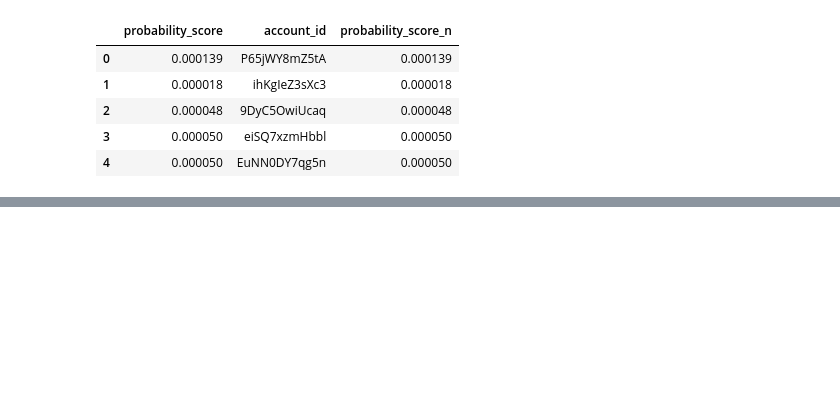
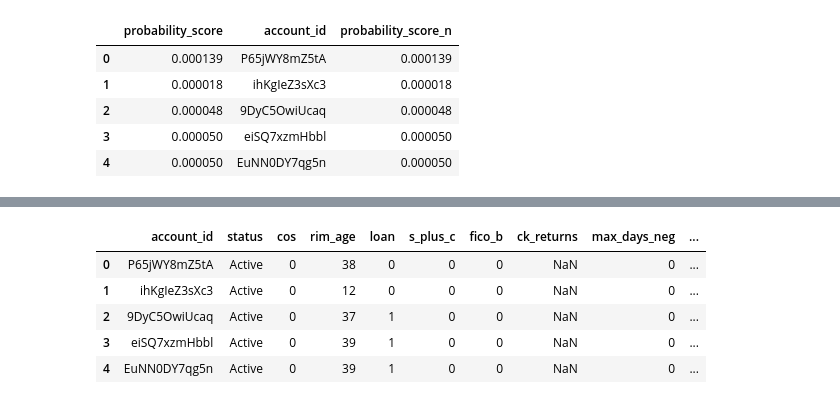
Before and after one commit to FritzZuhl/ProvidentTest, a Jupyter notebook: model_3.ipynb, the cells around one changed output, grey strips where cells are left out. Saved outputs shown, nothing was run; the diff lists cells and outputs as text; code cells hidden in the pictures; blank space fills up the shorter version.

```diff
--- a/toSubmit/model_submit.ipynb
+++ b/model_3.ipynb
@@ -383,6 +385,15 @@ max(tmp['probability_score_n'])
 # %%
 original_data = pd.read_csv("mrm5_model_data.csv")
 # %%
-original_data_scored = pd.merge(original_data, scores_df, on="account_id", how='left')
+mrm5_model_data_scored = pd.merge(original_data, scores_df2, on="account_id", how='inner')
+# %%
+mrm5_model_data_scored.head()
+# %% [output]
+|  | account_id | status | cos | rim_age | loan | s_plus_c | fico_b | ck_returns | max_days_neg | ... |
+| 0 | P65jWY8mZ5tA | Active | 0 | 38 | 0 | 0 | 0 | NaN | 0 | ... |
+| 1 | ihKgIeZ3sXc3 | Active | 0 | 12 | 0 | 0 | 0 | NaN | 0 | ... |
+| 2 | 9DyC5OwiUcaq | Active | 0 | 37 | 1 | 0 | 0 | NaN | 0 | ... |
+| 3 | eiSQ7xzmHbbl | Active | 0 | 39 | 1 | 0 | 0 | NaN | 0 | ... |
+| 4 | EuNN0DY7qg5n | Active | 0 | 39 | 1 | 0 | 0 | NaN | 0 | ... |
 # %%
 original_data_scored.to_csv("mrm5_model_data_scored.csv", index=False)
```
Also changed, not shown: parts of 10 cells of this notebook, 14 other files.
